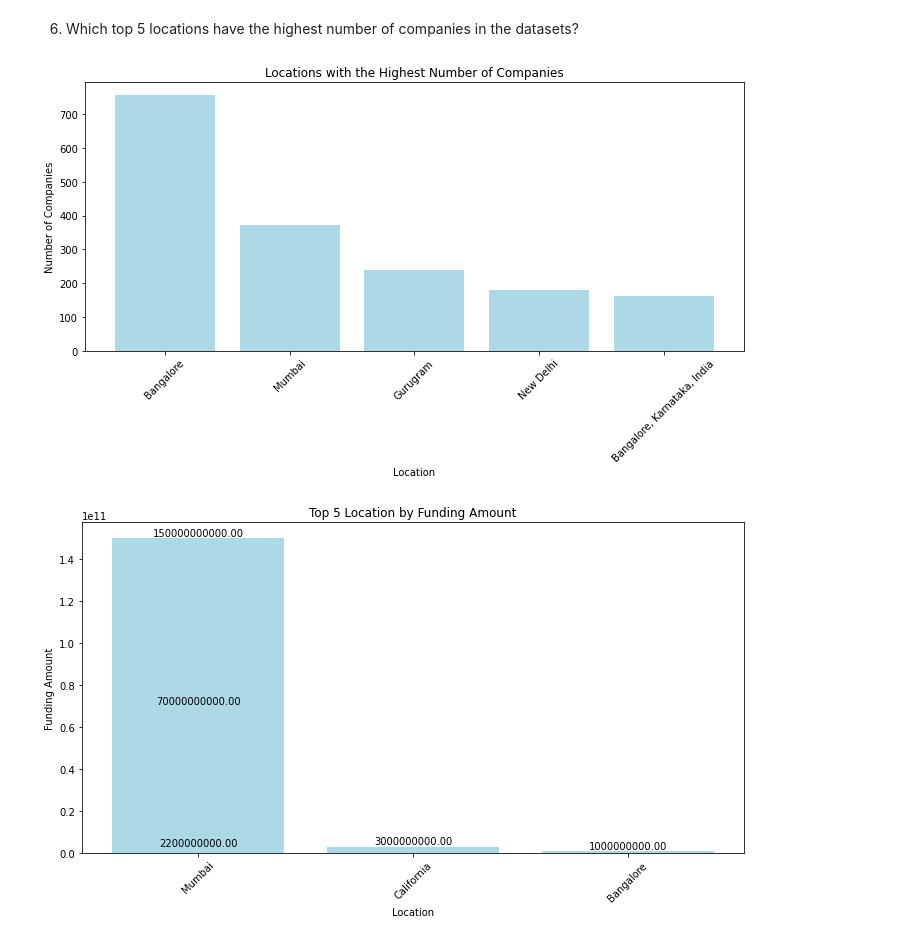
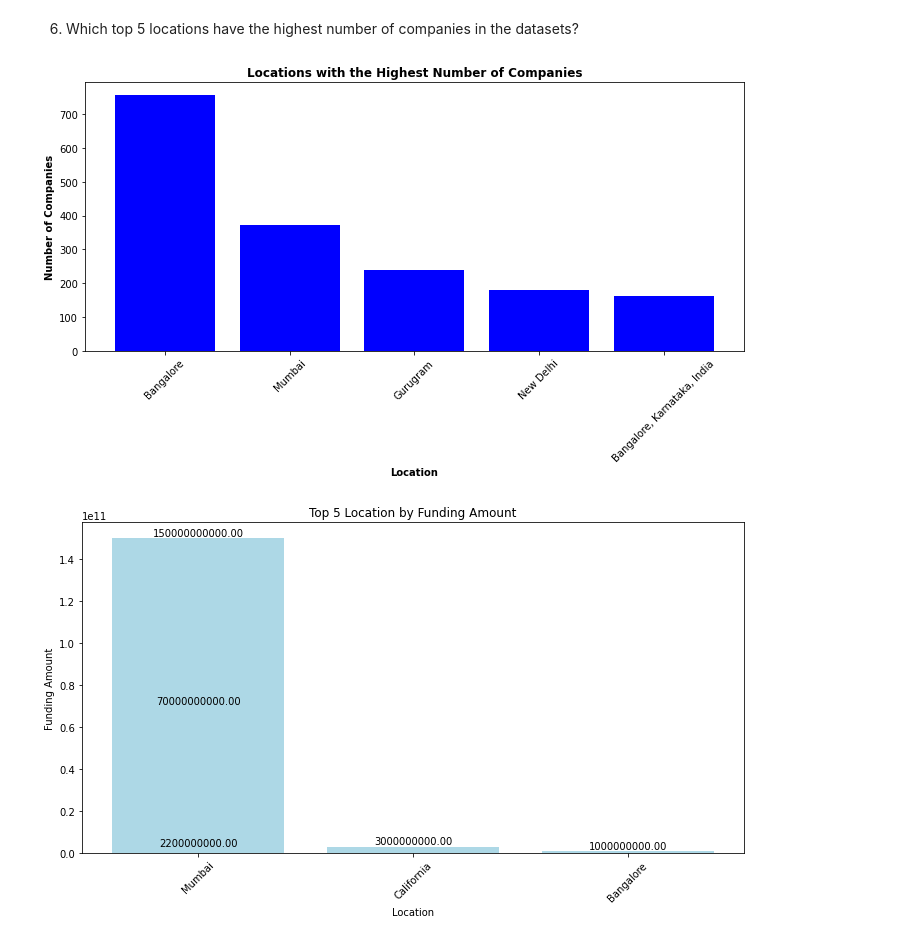
Before and after one commit to imalexianne/LP1_Data_Analysis, a Jupyter notebook: Indian-start-up-funding-ecosystem-analysis.ipynb, the cells around one changed output. Saved outputs shown, nothing was run; the diff lists cells and outputs as text; code cells hidden in the pictures.

```diff
--- a/Indian-start-up-funding-ecosystem-analysis.ipynb
+++ b/Indian-start-up-funding-ecosystem-analysis.ipynb
@@ -1763,22 +1842,22 @@ plt.show()
 # %%
 # Get the count of companies in each location
 location_counts = concatenated_dataset['Location'].value_counts()
 
 # Get the top 5 locations with the highest number of companies
 top_5_locations = location_counts.head(5)
 
 # Create a bar chart to visualize the number of companies in each location
 plt.figure(figsize=(10, 6))
-plt.bar(top_5_locations.index, top_5_locations.values, color='lightblue')
-plt.xlabel('Location')
-plt.ylabel('Number of Companies')
-plt.title('Locations with the Highest Number of Companies')
+plt.bar(top_5_locations.index, top_5_locations.values, color='blue')
+plt.xlabel('Location',fontweight='bold')
+plt.ylabel('Number of Companies',fontweight='bold')
+plt.title('Locations with the Highest Number of Companies', fontweight='bold')
 
 plt.xticks(rotation=45)
 plt.tight_layout()
 plt.show()
 # %% [output]
-[figure, old version]
+[figure, new version]
 # %%
 # Sort the data by funding amount in descending order
 df_sorted = concatenated_dataset.sort_values(by='Amount', ascending=False)
```
Also changed, not shown: parts of 29 cells of this notebook.
